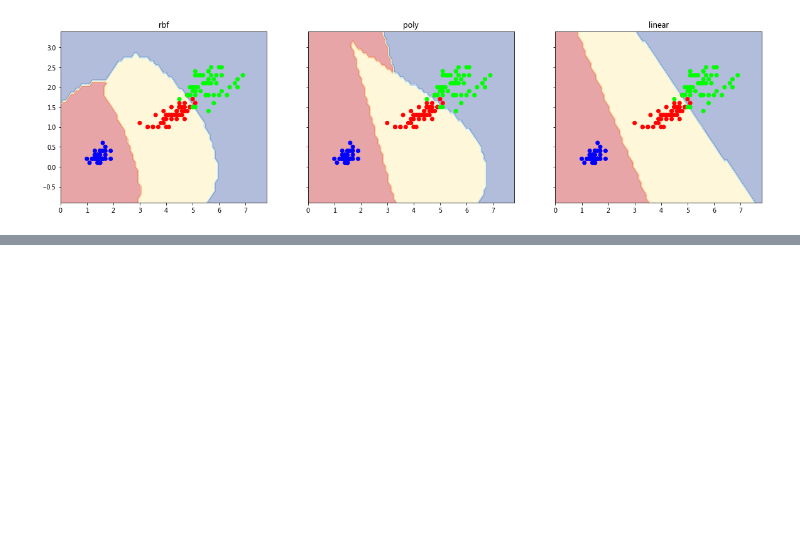
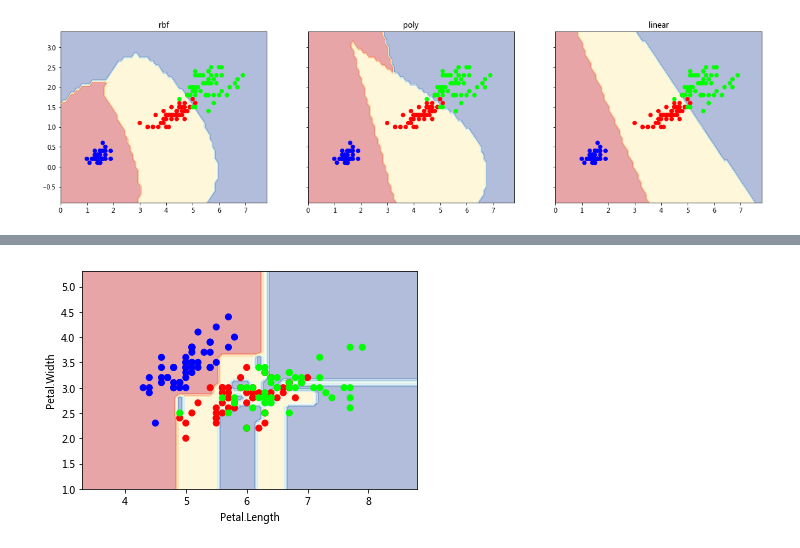
Before and after one commit to ywchiu/fuboni, a Jupyter notebook: Demo20171219.ipynb, the cells around one changed output, grey strips where cells are left out. Drawn from its saved outputs; the diff is of its cells as text; code cells hidden in the pictures; blank space fills up the shorter version.

```diff
--- a/Demo20171219.ipynb
+++ b/Demo20171219.ipynb
@@ -411,0 +439,4 @@ Populating the interactive namespace from numpy and matplotlib
+# %%
+plot_estimator(clf1, X, y)
+# %% [output]
+[figure, added]
```
Also changed, not shown: parts of 10 cells of this notebook.
